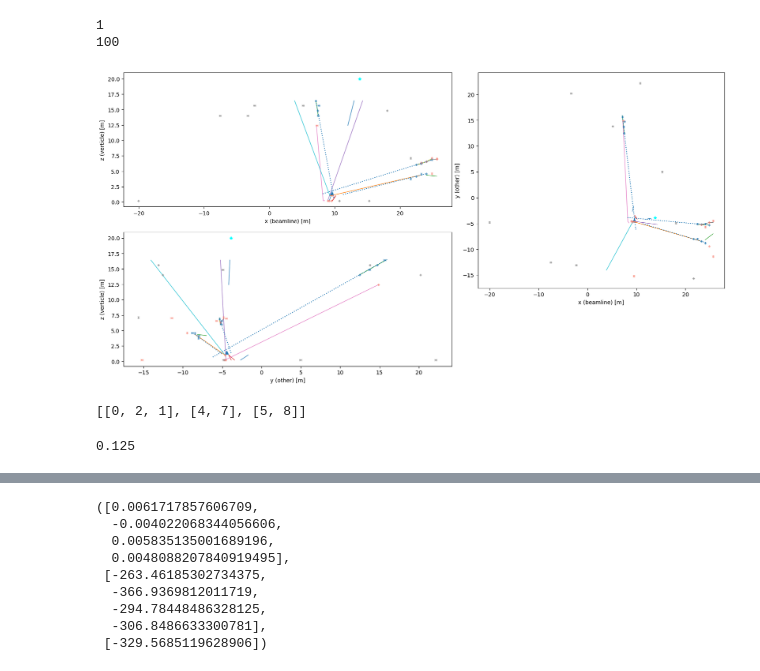
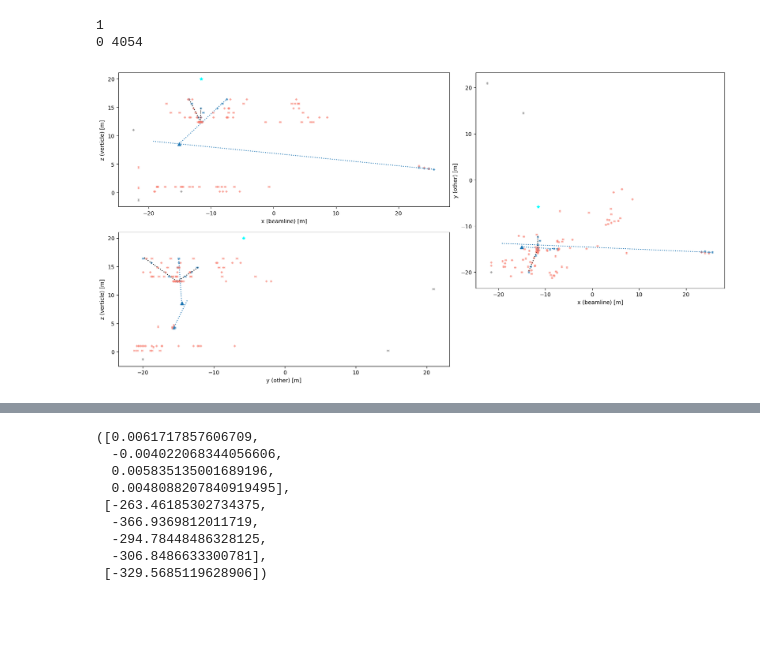
Before and after one commit to EdmondRen/mathusla-newsim, a Jupyter notebook: studies/mathusla40/cosmic_p/2.cut_dev.ipynb, the cells around one changed output, grey strips where cells are left out. Saved outputs shown, nothing was run; the diff lists cells and outputs as text; code cells hidden in the pictures; blank space fills up the shorter version.

```diff
--- a/studies/mathusla40/cosmic_p/2.cut_dev.ipynb
+++ b/studies/mathusla40/cosmic_p/2.cut_dev.ipynb
@@ -144,0 +183,12 @@ plt.yscale("log")
+# %%
+c_track_before = lambda data: res["vertex_ndigi_before"] <= 1
+
+for i, res in enumerate([res_sig1, res_sig2, res_bkg]):
+    res.add_cut(c_track_before, "N digi before")
+    mask =  res.get_cut("N_hits vs N_veto") & res.get_cut("N track downward")
+    # mask = res.get_cut("True")
+    print(sum(mask))
+    plt.hist(res["vertex_ndigi_before"][mask], range=(0,20), bins=21, alpha=0.5)
+plt.xlabel("#hits prior to vertex")
+plt.ylabel("counts")
+plt.yscale("log")
@@ -144,0 +222,12 @@ plt.yscale("log")
+# %%
+for i, res in enumerate([res_sig1, res_sig2, res_bkg]):
+    mask = res.get_cut("N track downward") & res.get_cut("N_hits vs N_veto") & res.get_cut("N digi before") & res.get_cut("Angle to CMS")
+    print(sum(mask))
+
+    x = res["vertex_open_angle"][mask]
+    y = res["vertex_cms_angle"][mask]
+    plt.scatter(x, y, alpha=0.3 + np.heaviside(i-1, 0) * 0.7, s=10, color=colors[i])
+
+plt.xlabel("Vertex open angle [rad]")
+plt.ylabel("Vertex-CMS deviation [rad]")
+# plt.yscale("log")
@@ -144,0 +240,8 @@ plt.yscale("log")
+# %%
+for i, res in enumerate([res_sig1, res_sig2, res_bkg]):
+    mask = res.get_cut("N track downward") & res.get_cut("N_hits vs N_veto") & res.get_cut("N digi before") & res.get_cut("Angle to CMS")
+    print(sum(mask))
+    # plt.hist((res["vertex_ntracks"] - res["vertex_ndownward_track"])[mask], bins=20,range=(0,20), alpha=0.5);
+    plt.hist(res["vertex_ntracks"][mask], bins=20,range=(0,20), alpha=0.5+ np.heaviside(i-1, 0) * 0.5, color=colors[i]);
+plt.yscale("log")
+plt.show()
@@ -145,26 +329,18 @@ plt.yscale("log")
 # %%
-mask = res["vertex_is_primary"] & (res["vertex_ntracks"]>2)
+res = res_bkg
+mask = res.get_cut("N track downward") & res.get_cut("N_hits vs N_veto") & res.get_cut("N digi before") & res.get_cut("Angle to CMS")
 print(sum(mask))
-vertex_eventid = np.cumsum( res["vertex_is_primary"])-1
-plotinds = vertex_eventid[mask]
+plotinds = np.flatnonzero(mask)
 
+i+=1
 i=0
-# i+=1
 j=plotinds[i]
-print(j)
+print(i, j)
 
-data = f2.get_entry(j)
+data = fbkg.get_entry(j)
 event = datatypes.Event(data, metadata_digi)
 event.plot()
 # %% [output]
 1
-100
+0 4054
-[figure, old version]
+[figure, new version]
-# %%
-data["Vertex_trackInds_unpacked"]
-# %% [output]
-[[0, 2, 1], [4, 7], [5, 8]]
-# %%
-5/40
-# %% [output]
-0.125
```
Also changed, not shown: parts of 25 cells of this notebook, 6 other files.
